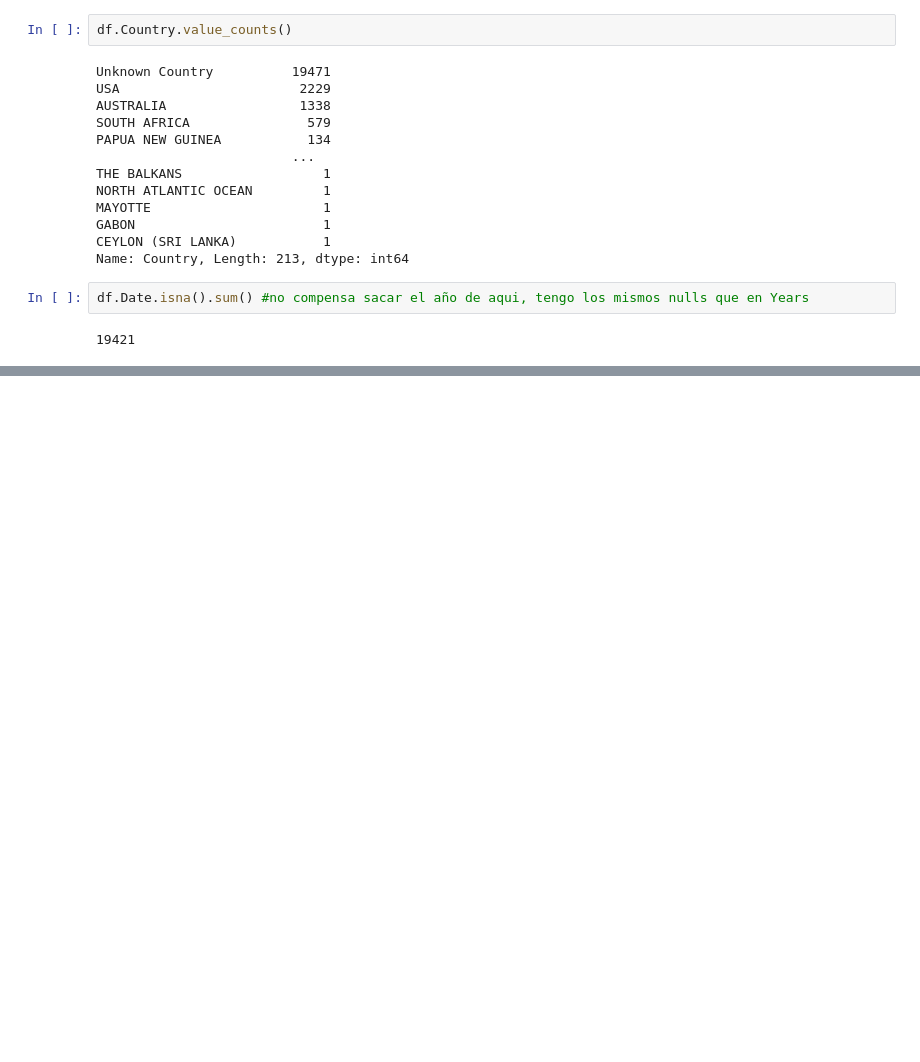
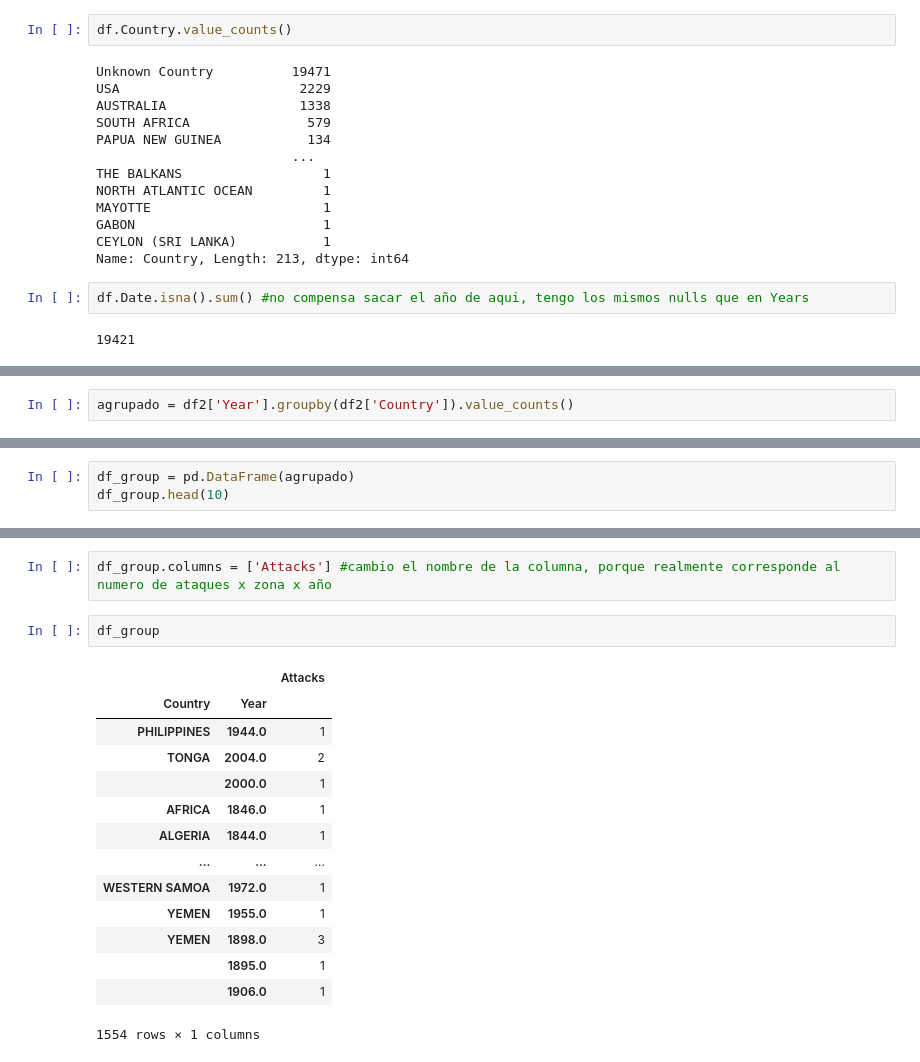
Before and after one commit to Jorge-Solana/Shark-Attack, a Jupyter notebook: SHARK ATTACK!!.ipynb, the cells around one changed output, grey strips where cells are left out. Drawn from its saved outputs; the diff is of its cells as text; blank space fills up the shorter version.

```diff
--- a/SHARK ATTACK!!.ipynb
+++ b/SHARK ATTACK!!.ipynb
@@ -323,0 +406,2 @@ df2
+# %%
+agrupado = df2['Year'].groupby(df2['Country']).value_counts()
@@ -323,0 +418,3 @@ df2
+# %%
+df_group = pd.DataFrame(agrupado)
+df_group.head(10)
@@ -323,0 +434,19 @@ df2
+# %%
+df_group.columns = ['Attacks'] #cambio el nombre de la columna, porque realmente corresponde al numero de ataques x zona x año
+# %%
+df_group
+# %% [output]
+|  |  | Attacks |
+| Country | Year |  |
+| PHILIPPINES | 1944.0 | 1 |
+| TONGA | 2004.0 | 2 |
+|  | 2000.0 | 1 |
+| AFRICA | 1846.0 | 1 |
+| ALGERIA | 1844.0 | 1 |
+| ... | ... | ... |
+| WESTERN SAMOA | 1972.0 | 1 |
+| YEMEN | 1955.0 | 1 |
+| YEMEN | 1898.0 | 3 |
+|  | 1895.0 | 1 |
+|  | 1906.0 | 1 |
+1554 rows × 1 columns
```
Also changed, not shown: parts of 37 cells of this notebook, 1 other file.
